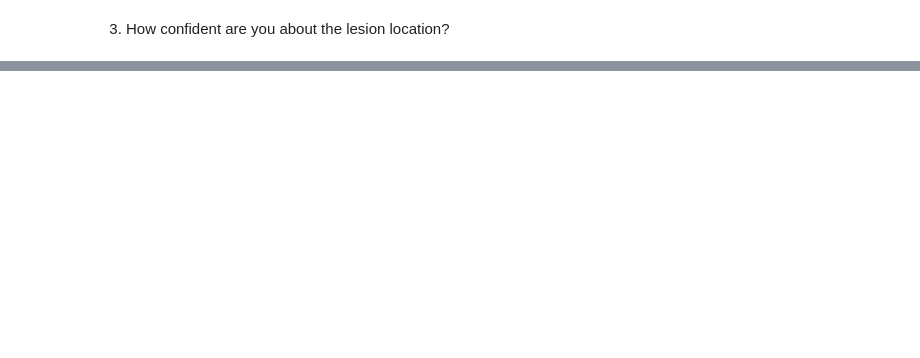
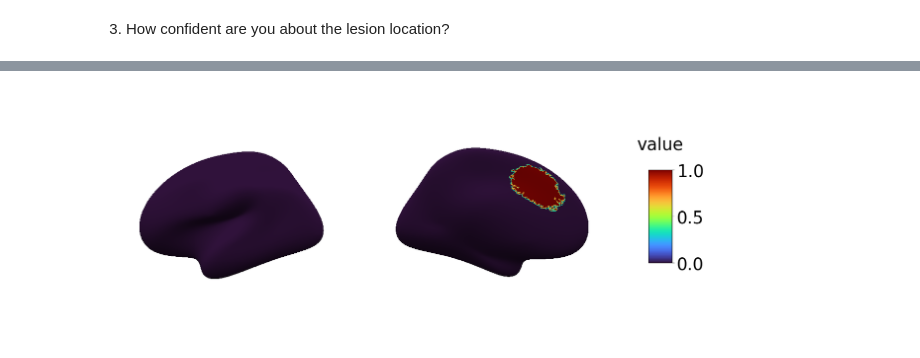
Before and after one commit to MELDProject/meld_workshop, a Jupyter notebook: notebooks/ohbm_meld_fcd.ipynb, the cells around one changed output, grey strips where cells are left out. Cells and saved outputs as stored; diff of their text form; code cells hidden in the pictures; blank space fills up the shorter version.

```diff
--- a/notebooks/ohbm_meld_fcd.ipynb
+++ b/notebooks/ohbm_meld_fcd.ipynb
@@ -110,0 +117,6 @@ feature.sum()
+# %%
+
+  msp.plot_surf(surf[0],surf[1],
+                feature,cmap='turbo')
+# %% [output]
+[figure, added]
```
Also changed, not shown: parts of 5 cells of this notebook.
